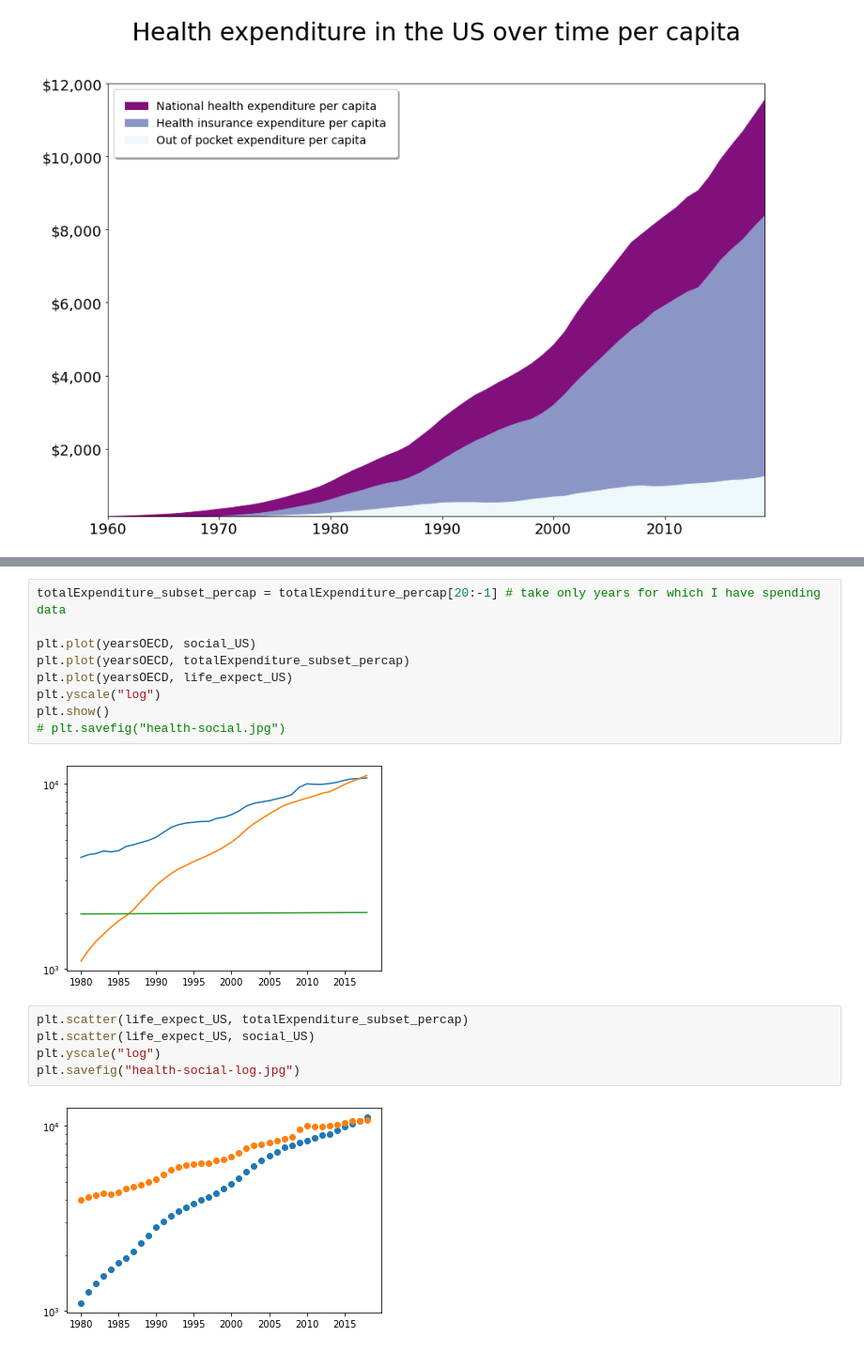
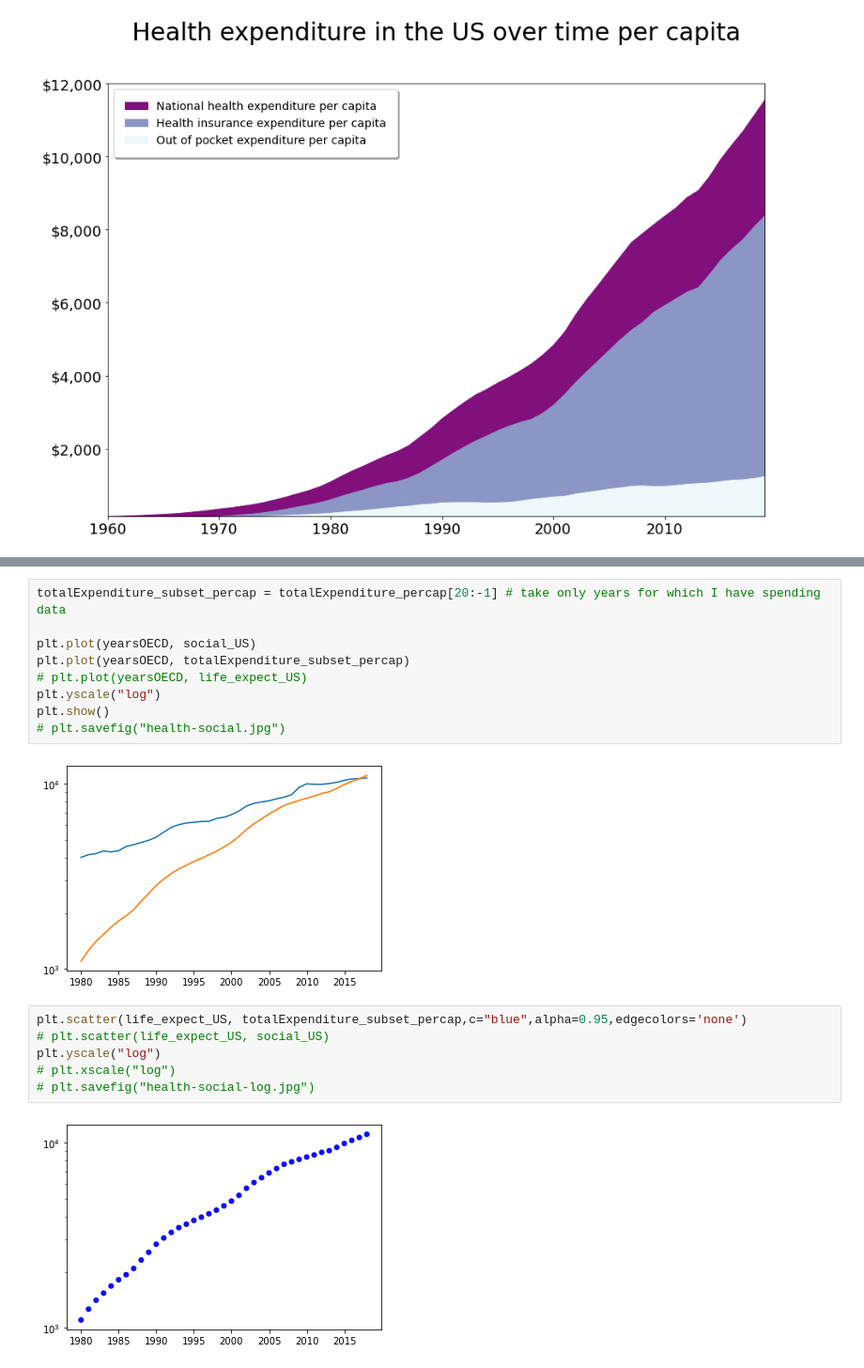
Before and after one commit to acumpelik/DataVisualizationClass, a Jupyter notebook: Week 3/DataVis2021_Assignment3_Cumpelik.ipynb, the cells around one changed output, grey strips where cells are left out. Shown: that part at 94% size. Cells and saved outputs as stored; diff of their text form.

Commit message:
plotted log spending against life expectancy

```diff
--- a/Week 3/DataVis2021_Assignment3_Cumpelik.ipynb
+++ b/Week 3/DataVis2021_Assignment3_Cumpelik.ipynb
@@ -89,16 +71,17 @@ totalExpenditure_subset_percap = totalExpenditure_percap[20:-1] # take only year
 
 plt.plot(yearsOECD, social_US)
 plt.plot(yearsOECD, totalExpenditure_subset_percap)
-plt.plot(yearsOECD, life_expect_US)
+# plt.plot(yearsOECD, life_expect_US)
 plt.yscale("log")
 plt.show()
 # plt.savefig("health-social.jpg")
 # %% [output]
-[figure, old version]
+[figure, new version]
 # %%
-plt.scatter(life_expect_US, totalExpenditure_subset_percap)
-plt.scatter(life_expect_US, social_US)
+plt.scatter(life_expect_US, totalExpenditure_subset_percap,c="blue",alpha=0.95,edgecolors='none')
+# plt.scatter(life_expect_US, social_US)
 plt.yscale("log")
-plt.savefig("health-social-log.jpg")
+# plt.xscale("log")
+# plt.savefig("health-social-log.jpg")
 # %% [output]
-[figure, old version]
+[figure, new version]
```
Also changed, not shown: parts of 1 cell of this notebook.
